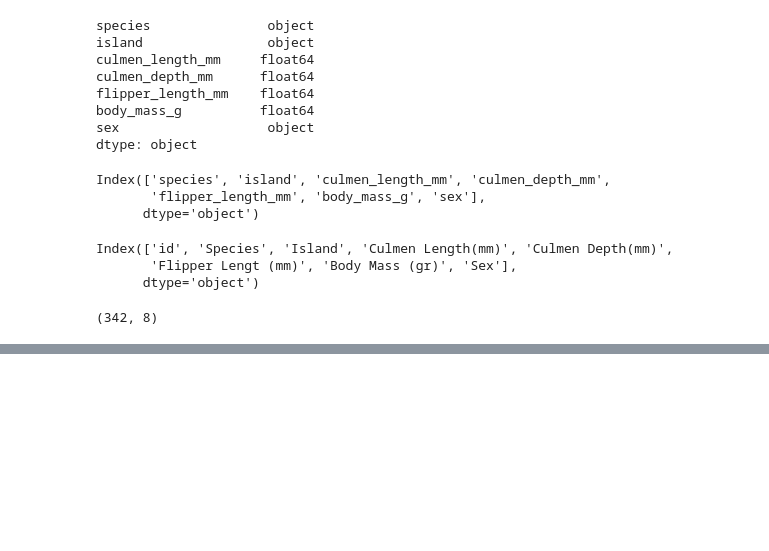
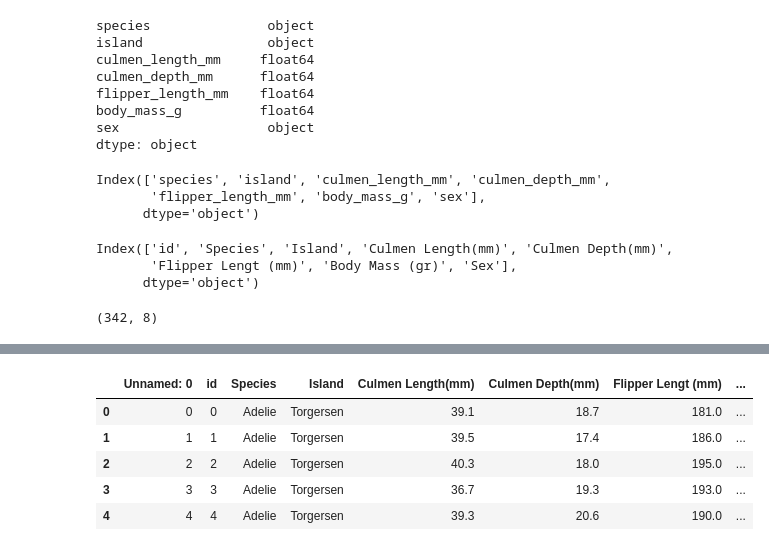
Before and after one commit to DenisseMonster/MidProject, a Jupyter notebook: Data/Limpiado_ando.ipynb, the cells around one changed output, grey strips where cells are left out. Drawn from its saved outputs; the diff is of its cells as text; code cells hidden in the pictures; blank space fills up the shorter version.

```diff
--- a/Data/Limpiado_ando.ipynb
+++ b/Data/Limpiado_ando.ipynb
@@ -134,0 +137,9 @@ df.head()
+# %%
+df.head()
+# %% [output]
+|  | Unnamed: 0 | id | Species | Island | Culmen Length(mm) | Culmen Depth(mm) | Flipper Lengt (mm) | ... |
+| 0 | 0 | 0 | Adelie | Torgersen | 39.1 | 18.7 | 181.0 | ... |
+| 1 | 1 | 1 | Adelie | Torgersen | 39.5 | 17.4 | 186.0 | ... |
+| 2 | 2 | 2 | Adelie | Torgersen | 40.3 | 18.0 | 195.0 | ... |
+| 3 | 3 | 3 | Adelie | Torgersen | 36.7 | 19.3 | 193.0 | ... |
+| 4 | 4 | 4 | Adelie | Torgersen | 39.3 | 20.6 | 190.0 | ... |
```
Also changed, not shown: parts of 23 cells of this notebook, 8 other files.
